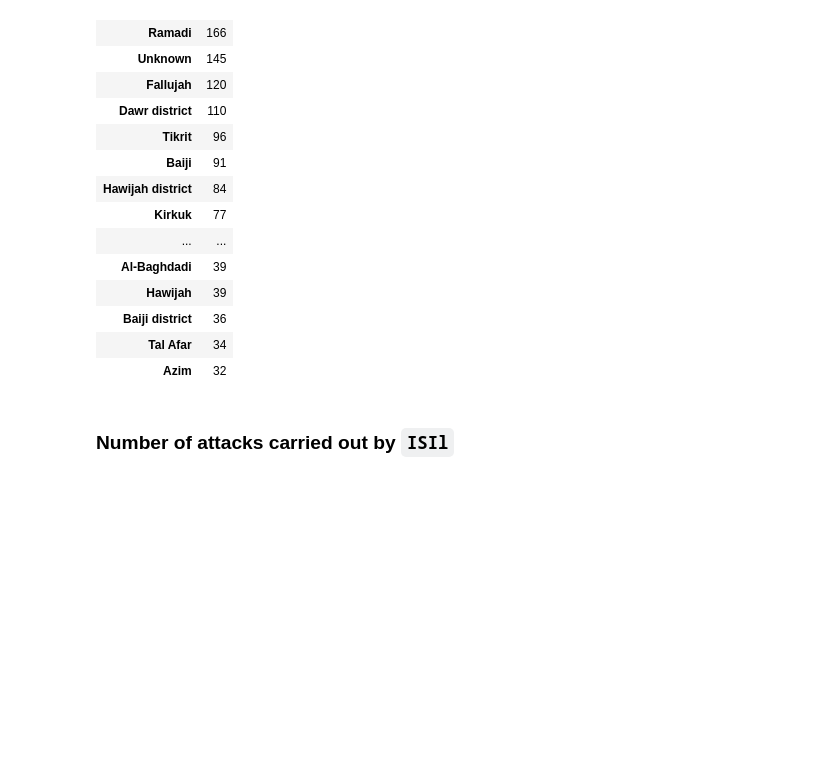
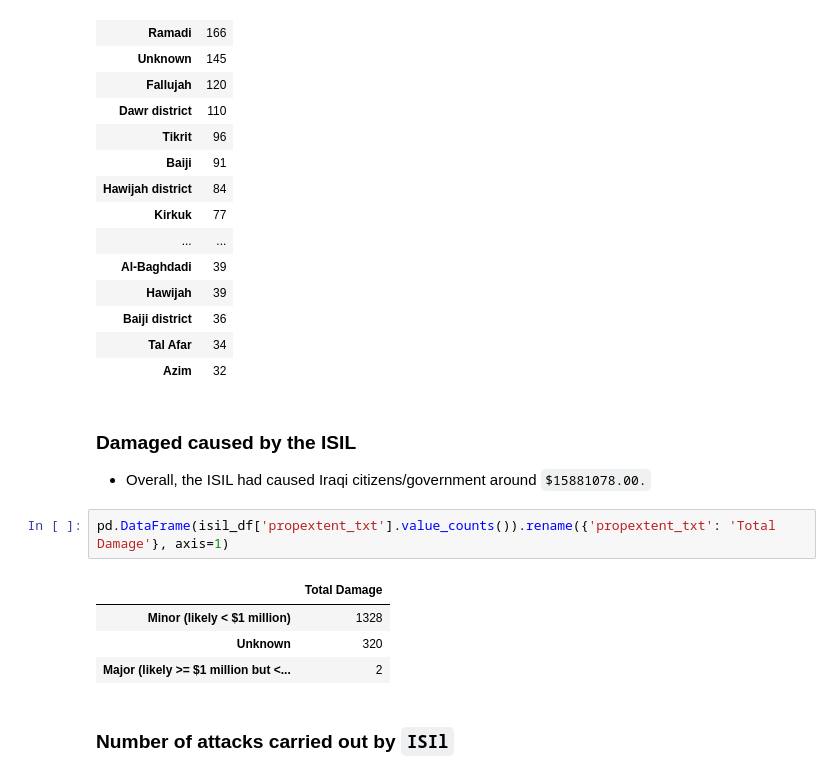
Before and after one commit to ratmadjads/DSC680, a Jupyter notebook: notebooks/DSC680_MileStoneThree_AtmadjaRio.ipynb, the cells around one changed output. Cells and saved outputs as stored; diff of their text form; blank space fills up the shorter version.

```diff
--- a/notebooks/DSC680_MileStoneThree_AtmadjaRio.ipynb
+++ b/notebooks/DSC680_MileStoneThree_AtmadjaRio.ipynb
@@ -213,6 +213,16 @@ pd.DataFrame(isil_df['city'].value_counts().head(25))
 | Baiji district | 36 |
 | Tal Afar | 34 |
 | Azim | 32 |
+# %% [markdown]
+### **Damaged caused by the ISIL**
+- Overall, the ISIL had caused Iraqi citizens/government around `$15881078.00.`
+# %%
+pd.DataFrame(isil_df['propextent_txt'].value_counts()).rename({'propextent_txt': 'Total Damage'}, axis=1)
+# %% [output]
+|  | Total Damage |
+| Minor (likely < $1 million) | 1328 |
+| Unknown | 320 |
+| Major (likely >= $1 million but <... | 2 |
 # %% [markdown]
 ### **Number of attacks carried out by `ISIl`**
 # %%
```
Also changed, not shown: parts of 5 cells of this notebook.
